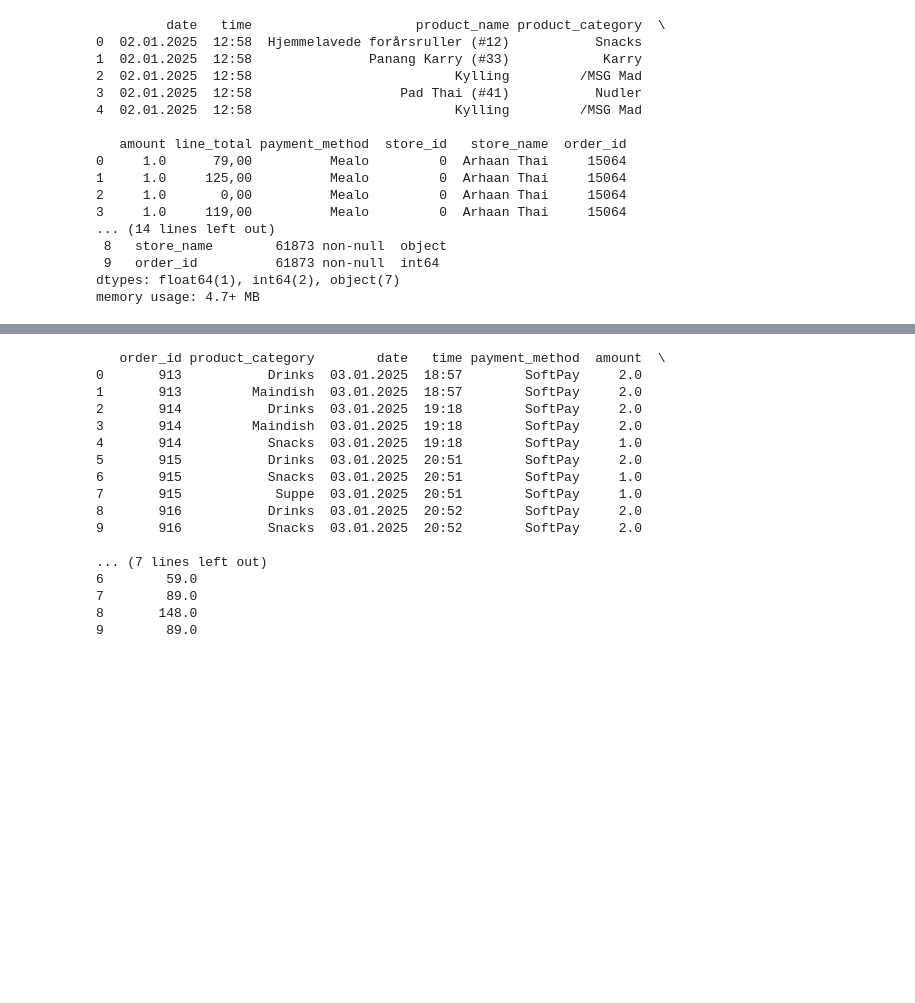
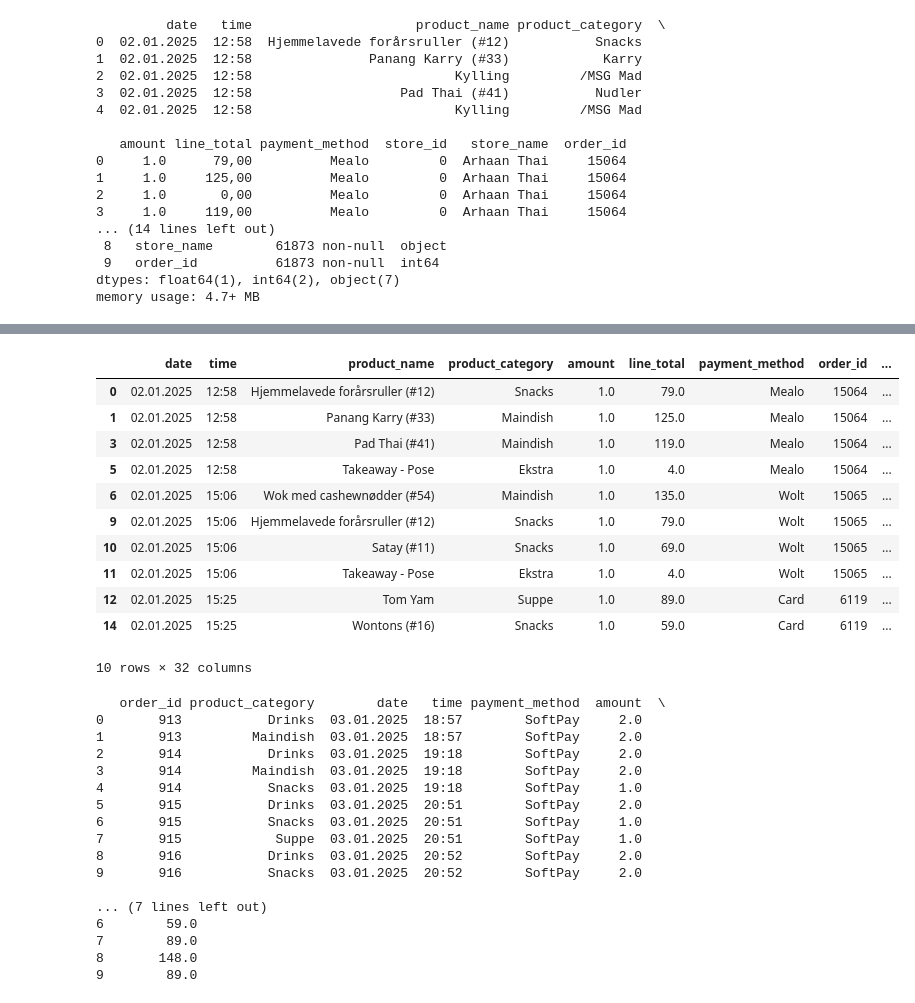
Before and after one commit to AndyTheDragon/dat4bi_examproject, a Jupyter notebook: data_engineering.ipynb, the cells around one changed output, grey strips where cells are left out. Saved outputs shown, nothing was run; the diff lists cells and outputs as text; code cells hidden in the pictures; blank space fills up the shorter version.

```diff
--- a/data_engineering.ipynb
+++ b/data_engineering.ipynb
@@ -103,3 +94,19 @@ df.head(17)
+# %%
+df['is_takeaway'] = df.groupby('order_id')['product_name'].transform(lambda x: x.str.contains('Takeaway - Pose').any())
+df.head(10)
+# %% [output]
+|  | date | time | product_name | product_category | amount | line_total | payment_method | order_id | ... |
+| 0 | 02.01.2025 | 12:58 | Hjemmelavede forårsruller (#12) | Snacks | 1.0 | 79.0 | Mealo | 15064 | ... |
+| 1 | 02.01.2025 | 12:58 | Panang Karry (#33) | Maindish | 1.0 | 125.0 | Mealo | 15064 | ... |
+| 3 | 02.01.2025 | 12:58 | Pad Thai (#41) | Maindish | 1.0 | 119.0 | Mealo | 15064 | ... |
+| 5 | 02.01.2025 | 12:58 | Takeaway - Pose | Ekstra | 1.0 | 4.0 | Mealo | 15064 | ... |
+| 6 | 02.01.2025 | 15:06 | Wok med cashewnødder (#54) | Maindish | 1.0 | 135.0 | Wolt | 15065 | ... |
+| 9 | 02.01.2025 | 15:06 | Hjemmelavede forårsruller (#12) | Snacks | 1.0 | 79.0 | Wolt | 15065 | ... |
+| 10 | 02.01.2025 | 15:06 | Satay (#11) | Snacks | 1.0 | 69.0 | Wolt | 15065 | ... |
+| 11 | 02.01.2025 | 15:06 | Takeaway - Pose | Ekstra | 1.0 | 4.0 | Wolt | 15065 | ... |
+| 12 | 02.01.2025 | 15:25 | Tom Yam | Suppe | 1.0 | 89.0 | Card | 6119 | ... |
+| 14 | 02.01.2025 | 15:25 | Wontons (#16) | Snacks | 1.0 | 59.0 | Card | 6119 | ... |
+10 rows × 32 columns
 # %%
 
 groupedA = df.groupby(['order_id', 'product_category', 'date', 'time', 'payment_method'])['amount'].sum().reset_index()
```
Also changed, not shown: parts of 3 cells of this notebook.
